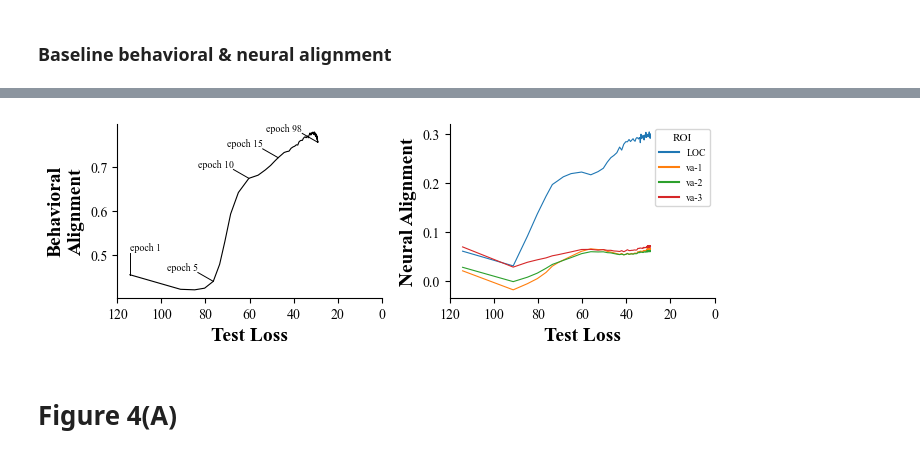
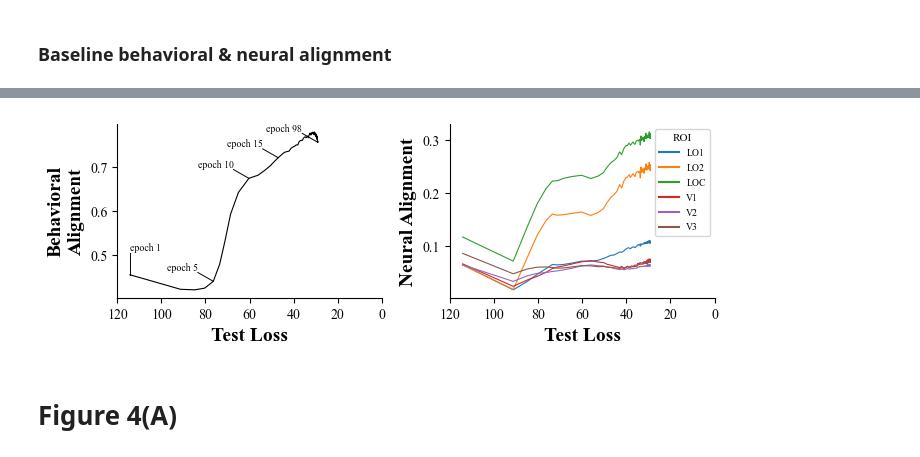
Before and after one commit to marrenj/cvpr_perturbations, a Jupyter notebook: notebooks/figures/all_figures.ipynb, the cells around one changed output, grey strips where cells are left out. Drawn from its saved outputs; the diff is of its cells as text; code cells hidden in the pictures.

```diff
--- a/notebooks/figures/all_figures.ipynb
+++ b/notebooks/figures/all_figures.ipynb
@@ -994,3 +1476,40 @@ def plot_single_epoch_delta_neural_alignment(
 # Figure 3
 # %% [markdown]
 ### Baseline behavioral & neural alignment
+# %%
+# Load things neural alignment results per epoch and build a table
+from pathlib import Path
+import json
+
+inference_root = Path(
+    "/home/wallacelab/teba/multimodal_brain_inspired/marren/temporal_dynamics_of_human_alignment/baseline_runs/clip_hba_behavior_seed1/test_things_neural_inference"
+)
+
+rows = []
+for json_path in sorted(inference_root.glob("epoch*/inference_results_*.json")):
+    payload = json.loads(json_path.read_text())
+
+    epoch_label = json_path.parent.name.replace("epoch", "")
+    for roi_name, roi_vals in payload.items():
+        rows.append(
+            {
+                "epoch": int(epoch_label) if epoch_label.isdigit() else epoch_label,
+                "roi": roi_name,
+                "score": roi_vals.get("score"),
+                "p_value": roi_vals.get("p_value"),
+                "evaluation_type": roi_vals.get("evaluation_type"),
+            }
+        )
+
+baseline_seed1_things_na_results = pd.DataFrame(rows).sort_values(["epoch", "roi"]).reset_index(drop=True)
+
+# Load the behavioral alignment results
+baseline_seed1_ba_results = load_training_results(
+    Path("../../data/training_results/baseline/training_res_seed1.csv"),
+    truncate_at_min_test_loss=True,
+)
+
+# Merge the behavioral alignment results with the neural alignment results, joining on epoch
+baseline_seed1_things_df = pd.merge(baseline_seed1_ba_results, baseline_seed1_things_na_results, on='epoch', how='left')
+# rename score column to rho
+baseline_seed1_things_df = baseline_seed1_things_df.rename(columns={'score': 'rho'})
@@ -997,23 +1539,26 @@ def plot_single_epoch_delta_neural_alignment(
 # %%
-# Example: side-by-side behavioral vs neural alignment
+# Side-by-side behavioral vs neural alignment
 fig, axes = plt.subplots(1, 2, figsize=(7, 2.5), sharey=False)
 
 # Left: behavioral alignment vs loss
 plot_behavior_vs_loss(
     baseline_seed1_ba_results,  # or whichever df you want
     ax=axes[0],
 )
 
 # Right: neural alignment vs loss
+# Remove rois rLOC and lLOC, and rename va-7 to LO1 and va-8 to LO2 before plotting
+plot_df = baseline_seed1_things_df[~baseline_seed1_things_df['roi'].isin(['rLOC', 'lLOC'])].copy()
+plot_df['roi'] = plot_df['roi'].replace({'va-1': 'V1', 'va-2': 'V2', 'va-3': 'V3', 'va-7': 'LO1', 'va-8': 'LO2'})
 plot_neural_alignment_vs_loss(
-    baseline_seed1_things_df,   # replace with your neural DataFrame
+    plot_df,
     ax=axes[1]
 )
 
 plt.tight_layout()
 plt.show()
 # %% [output]
-[figure, old version]
+[figure, new version]
 # %% [markdown]
 # Figure 4(A)
 # %% [markdown]
```
Also changed, not shown: parts of 46 cells of this notebook, 12 other files.
